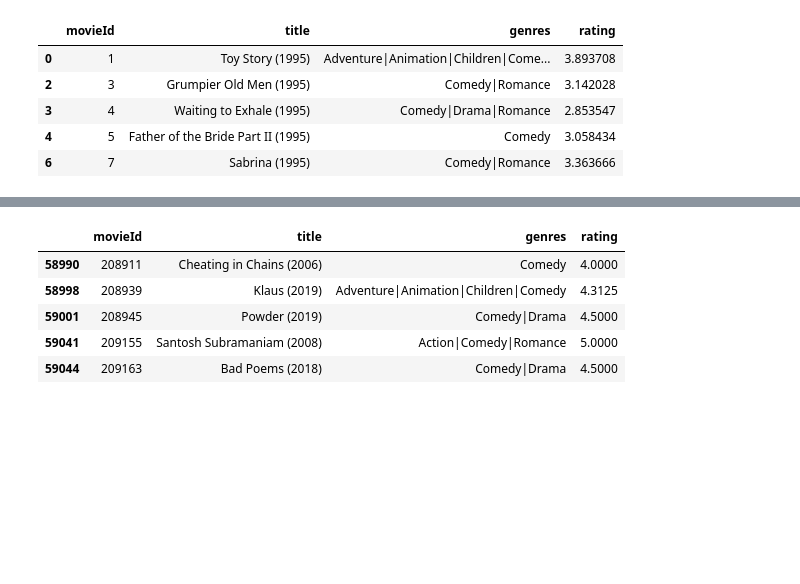
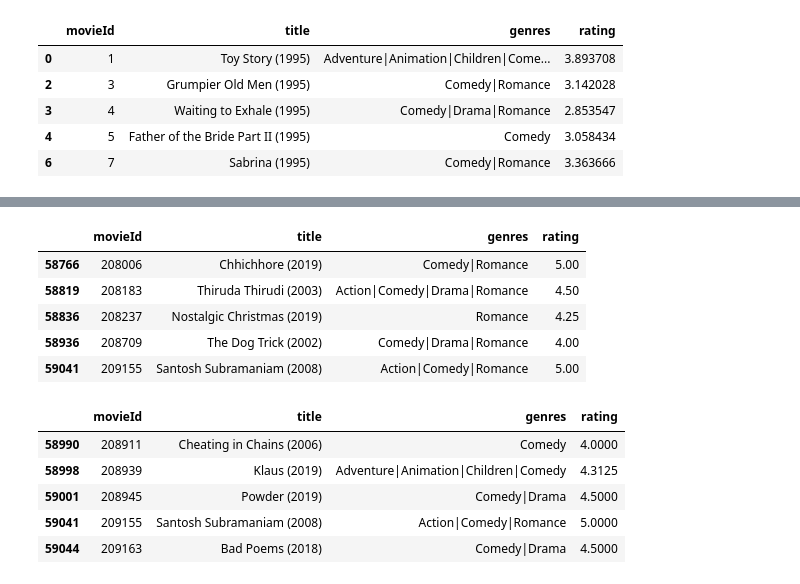
Before and after one commit to srujaan/Data-Science, a Jupyter notebook: week-4/Introduction to Pandas.ipynb, the cells around one changed output, grey strips where cells are left out. Drawn from its saved outputs; the diff is of its cells as text; code cells hidden in the pictures; blank space fills up the shorter version.

```diff
--- a/week-4/Introduction to Pandas.ipynb
+++ b/week-4/Introduction to Pandas.ipynb
@@ -962,3 +986,12 @@ box_office[is_comedy][:5]
+# %%
+box_office[is_philosophical & is_highly_rated][-5:]
+# %% [output]
+|  | movieId | title | genres | rating |
+| 58766 | 208006 | Chhichhore (2019) | Comedy|Romance | 5.00 |
+| 58819 | 208183 | Thiruda Thirudi (2003) | Action|Comedy|Drama|Romance | 4.50 |
+| 58836 | 208237 | Nostalgic Christmas (2019) | Romance | 4.25 |
+| 58936 | 208709 | The Dog Trick (2002) | Comedy|Drama|Romance | 4.00 |
+| 59041 | 209155 | Santosh Subramaniam (2008) | Action|Comedy|Romance | 5.00 |
 # %%
 box_office[is_comedy & is_highly_rated][-5:]
 # %% [output]
```
Also changed, not shown: parts of 14 cells of this notebook.
